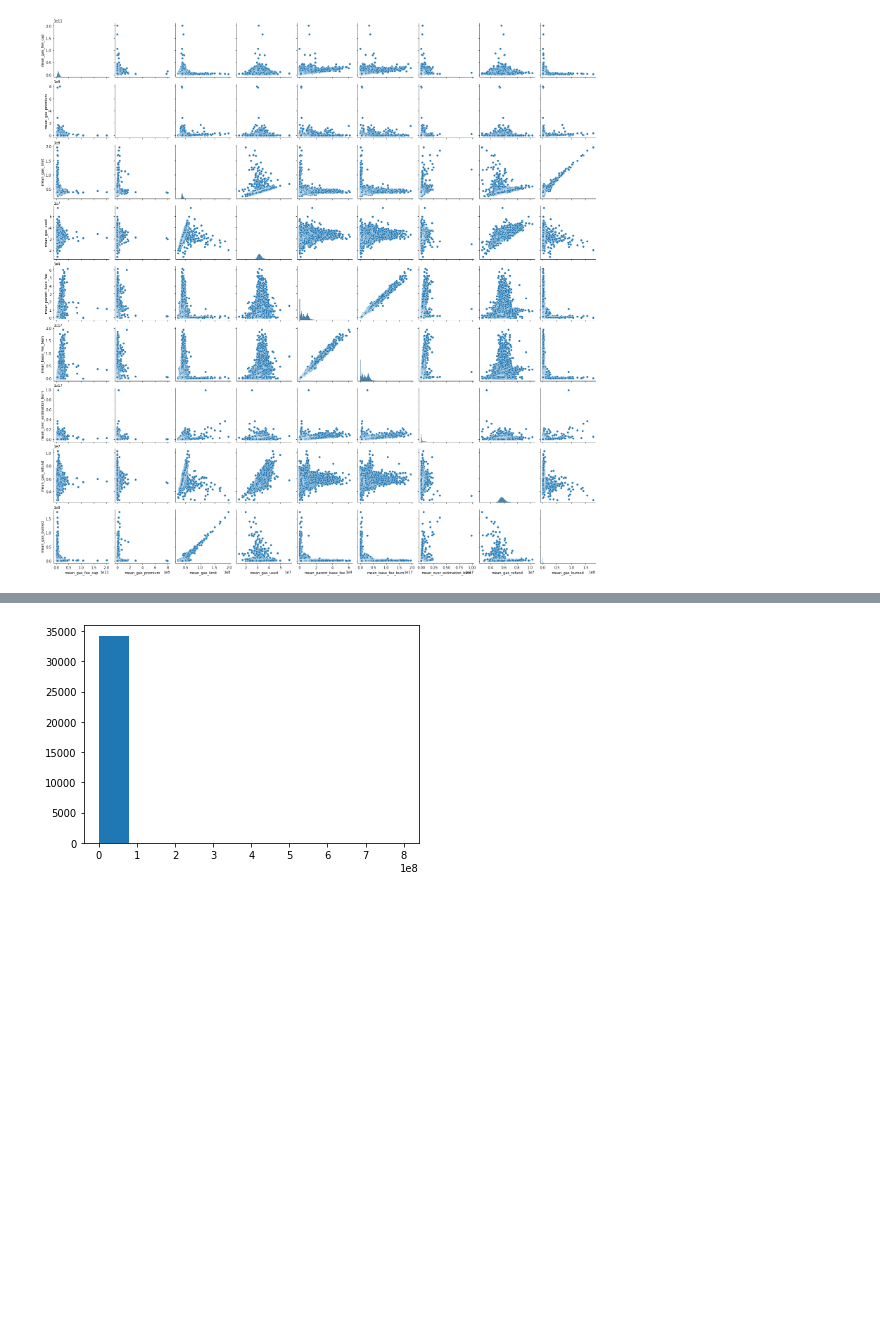
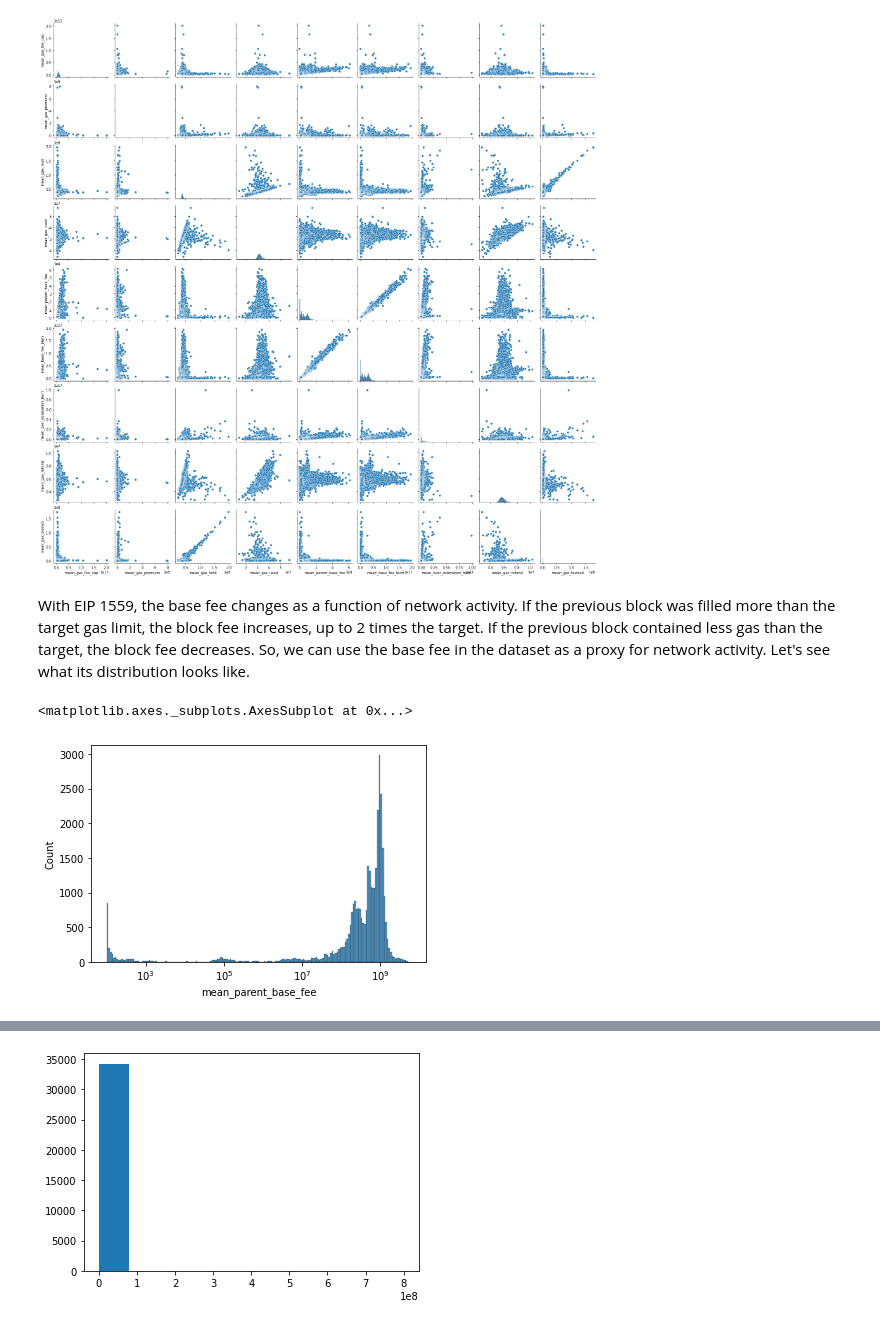
Before and after one commit to thor4/protocol_labs, a Jupyter notebook: step1.ipynb, the cells around one changed output, grey strips where cells are left out. Saved outputs shown, nothing was run; the diff lists cells and outputs as text; code cells hidden in the pictures; blank space fills up the shorter version.

```diff
--- a/step1.ipynb
+++ b/step1.ipynb
@@ -89,3 +89,10 @@ Let's plot all non-temporal parameters against each other with histograms along
 fig1b = sns.pairplot(data=df.iloc[:,2:])
 # %% [output]
 [figure]
+# %% [markdown]
+With EIP 1559, the base fee changes as a function of network activity. If the previous block was filled more than the target gas limit, the block fee increases, up to 2 times the target. If the previous block contained less gas than the target, the block fee decreases. So, we can use the base fee in the dataset as a proxy for network activity. Let's see what its distribution looks like.
+# %%
+sns.histplot(data=df, x='mean_parent_base_fee', log_scale=True)
+# %% [output]
+<matplotlib.axes._subplots.AxesSubplot at 0x...>
+[figure, added]
```
Also changed, not shown: parts of 10 cells of this notebook.
